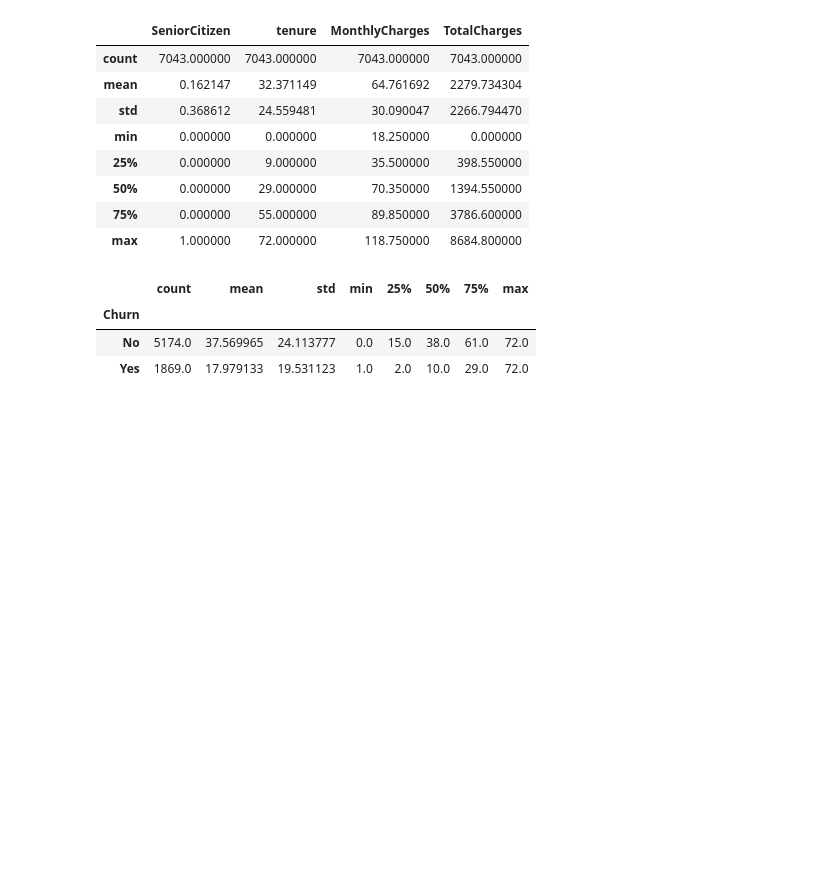
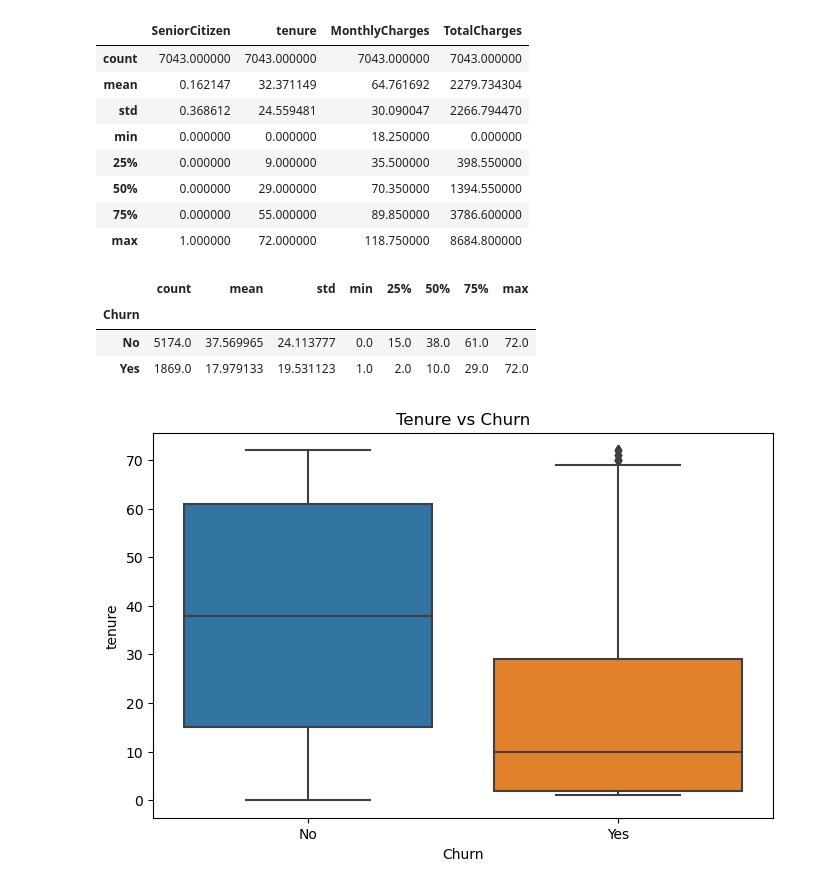
Before and after one commit to gobarihimanshu071/Customer-Churn-Prediction, a Jupyter notebook: notebook/churn_analysis.ipynb, the cells around one changed output. Saved outputs shown, nothing was run; the diff lists cells and outputs as text; code cells hidden in the pictures; blank space fills up the shorter version.

Commit message:
Analyze relationship between Tenure and Churn

```diff
--- a/notebook/churn_analysis.ipynb
+++ b/notebook/churn_analysis.ipynb
@@ -169,3 +169,16 @@ df.groupby("Churn")["tenure"].describe()
 | Churn |  |  |  |  |  |  |  |  |
 | No | 5174.0 | 37.569965 | 24.113777 | 0.0 | 15.0 | 38.0 | 61.0 | 72.0 |
 | Yes | 1869.0 | 17.979133 | 19.531123 | 1.0 | 2.0 | 10.0 | 29.0 | 72.0 |
+# %%
+plt.figure(figsize=(8,5))
+
+sns.boxplot(
+    x="Churn",
+    y="tenure",
+    data=df
+)
+
+plt.title("Tenure vs Churn")
+plt.show()
+# %% [output]
+[figure, added]
```
Also changed, not shown: 1 other file.
